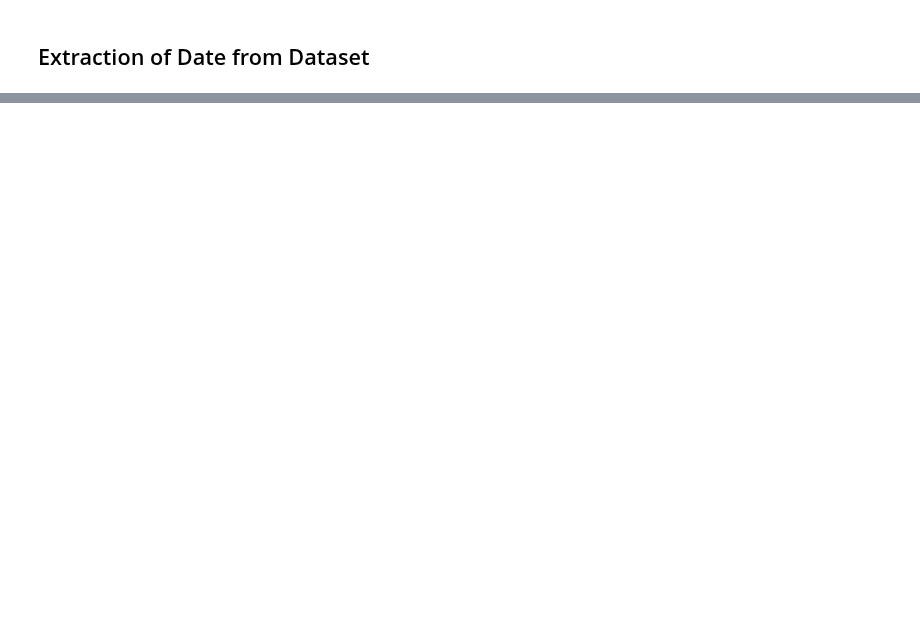
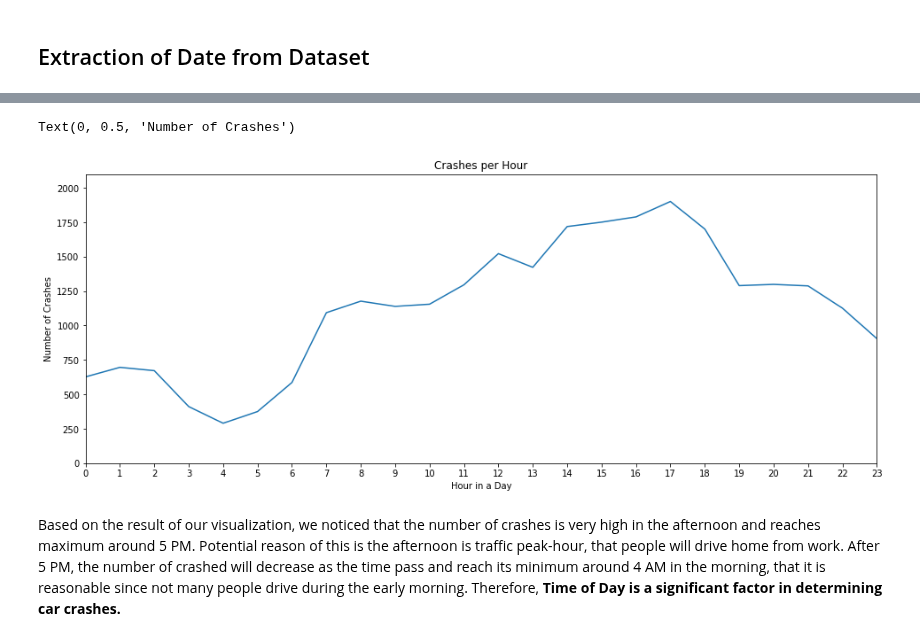
Before and after one commit to COGS108/group061, a Jupyter notebook: Final Project.ipynb, the cells around one changed output, grey strips where cells are left out. Saved outputs shown, nothing was run; the diff lists cells and outputs as text; code cells hidden in the pictures; blank space fills up the shorter version.

```diff
--- a/Final Project.ipynb
+++ b/Final Project.ipynb
@@ -281,0 +353,14 @@ Avg crashes in 2019: 28.052054794520547
+# %%
+# define a method to drop all entries around midnight first
+def drop_midnight(row):
+    if '00:00:00' in row.date_time or '00:01:00' in row.date_time:
+        return True
+    return False
+
+# apply method on the dataframe to drop these entries
+l = df.apply(drop_midnight,axis = 1)
+df_after_drop = df_td.drop(df_td[l].index)
+
+# convert the "data_time" column to data-time object
+times_minute = pd.to_datetime(df_after_drop.date_time)
+df_after_drop.date_time = times_minute
@@ -281,0 +376,18 @@ Avg crashes in 2019: 28.052054794520547
+# %%
+# group the dataframe by hours in data_time column
+grp = df_after_drop.groupby(by=[df_after_drop.date_time.map(lambda x : (x.hour))])
+# get counts
+df_grp = grp.count()
+df_grp = df_grp[df_grp.columns[:1]]
+
+# graph the dataframe to visualize the number of crashed per hour
+df_grp.report_id.plot(kind='line', figsize=(16,6)).set_ylim(0,2100)
+ticks = plt.xticks(np.arange(0, 24, 1.0))
+plt.title('Crashes per Hour')
+plt.xlabel('Hour in a Day')
+plt.ylabel('Number of Crashes')
+# %% [output]
+Text(0, 0.5, 'Number of Crashes')
+[figure, added]
+# %% [markdown]
+Based on the result of our visualization, we noticed that the number of crashes is very high in the afternoon and reaches maximum around 5 PM. Potential reason of this is the afternoon is traffic peak-hour, that people will drive home from work. After 5 PM, the number of crashed will decrease as the time pass and reach its minimum around 4 AM in the morning, that it is reasonable since not many people drive during the early morning. Therefore, __Time of Day is a significant factor in determining car crashes.__
```
Also changed, not shown: parts of 90 cells of this notebook, 5 other files.
